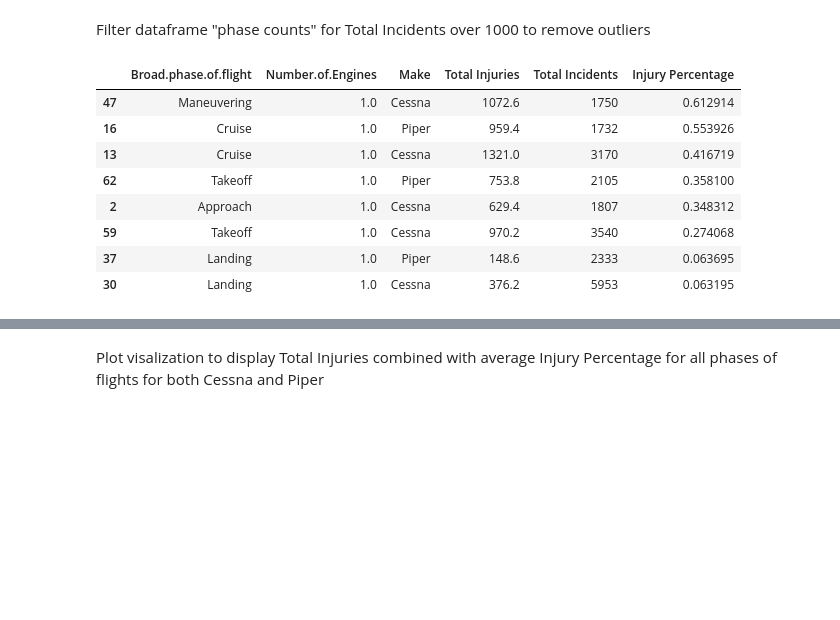
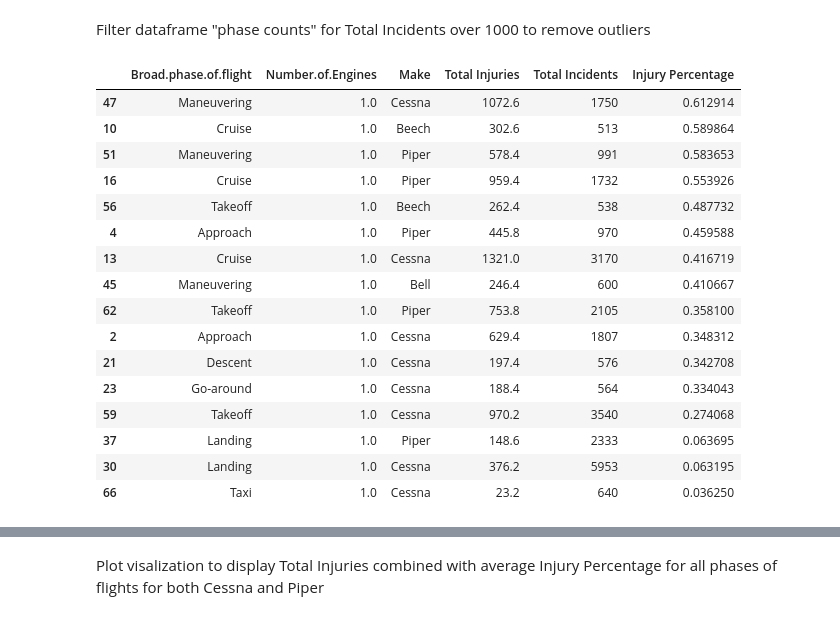
Before and after one commit to nealiyer88/Aviation-Data, a Jupyter notebook: student.ipynb, the cells around one changed output, grey strips where cells are left out. Saved outputs shown, nothing was run; the diff lists cells and outputs as text; code cells hidden in the pictures; blank space fills up the shorter version.

```diff
--- a/student.ipynb
+++ b/student.ipynb
@@ -451,7 +455,7 @@ phase_counts.columns = ['Broad.phase.of.flight', 'Number.of.Engines', 'Make', 'T
 phase_counts['Injury Percentage'] = phase_counts['Total Injuries'] / phase_counts['Total Incidents']
 
 # Sort the DataFrame by 'Injury Percentage' in descending order
-phase_counts = phase_counts[(phase_counts['Total Incidents'] > 100) & (phase_counts['Number.of.Engines'] <= 2)]
+phase_counts = phase_counts[(phase_counts['Total Incidents'] > 100) & (phase_counts['Number.of.Engines'] <= 8)]
 
 phase_counts.sort_values(by='Total Injuries', ascending=False)
 # %% [output]
@@ -473,19 +477,27 @@ Filter dataframe "phase counts" for Total Incidents over 1000 to remove outliers
 # %%
 #create filtered_phase to show injury percentage per phase of flight for incident counts over 1000
 filtered_phase = phase_counts.groupby(['Broad.phase.of.flight', 'Number.of.Engines', 'Make'])[['Total Injuries', 'Total Incidents', 'Injury Percentage']].sum().reset_index()
-filtered_phase = filtered_phase[filtered_phase['Total Incidents'] > 1000]
+filtered_phase = filtered_phase[filtered_phase['Total Incidents'] > 500]
 filtered_phase['Injury Percentage'] = filtered_phase['Total Injuries'] / filtered_phase['Total Incidents']
 filtered_phase.sort_values(by='Injury Percentage', ascending=False)
 # %% [output]
 |  | Broad.phase.of.flight | Number.of.Engines | Make | Total Injuries | Total Incidents | Injury Percentage |
 | 47 | Maneuvering | 1.0 | Cessna | 1072.6 | 1750 | 0.612914 |
+| 10 | Cruise | 1.0 | Beech | 302.6 | 513 | 0.589864 |
+| 51 | Maneuvering | 1.0 | Piper | 578.4 | 991 | 0.583653 |
 | 16 | Cruise | 1.0 | Piper | 959.4 | 1732 | 0.553926 |
+| 56 | Takeoff | 1.0 | Beech | 262.4 | 538 | 0.487732 |
+| 4 | Approach | 1.0 | Piper | 445.8 | 970 | 0.459588 |
 | 13 | Cruise | 1.0 | Cessna | 1321.0 | 3170 | 0.416719 |
+| 45 | Maneuvering | 1.0 | Bell | 246.4 | 600 | 0.410667 |
 | 62 | Takeoff | 1.0 | Piper | 753.8 | 2105 | 0.358100 |
 | 2 | Approach | 1.0 | Cessna | 629.4 | 1807 | 0.348312 |
+| 21 | Descent | 1.0 | Cessna | 197.4 | 576 | 0.342708 |
+| 23 | Go-around | 1.0 | Cessna | 188.4 | 564 | 0.334043 |
 | 59 | Takeoff | 1.0 | Cessna | 970.2 | 3540 | 0.274068 |
 | 37 | Landing | 1.0 | Piper | 148.6 | 2333 | 0.063695 |
 | 30 | Landing | 1.0 | Cessna | 376.2 | 5953 | 0.063195 |
+| 66 | Taxi | 1.0 | Cessna | 23.2 | 640 | 0.036250 |
 # %%
 # Pivot data for 'Total Incidents' and 'Total Injuries'
 pivot_incidents = filtered_phase.pivot_table(index='Make', columns='Broad.phase.of.flight', values='Total Incidents', aggfunc='sum', fill_value=0)
```
Also changed, not shown: parts of 6 cells of this notebook.
